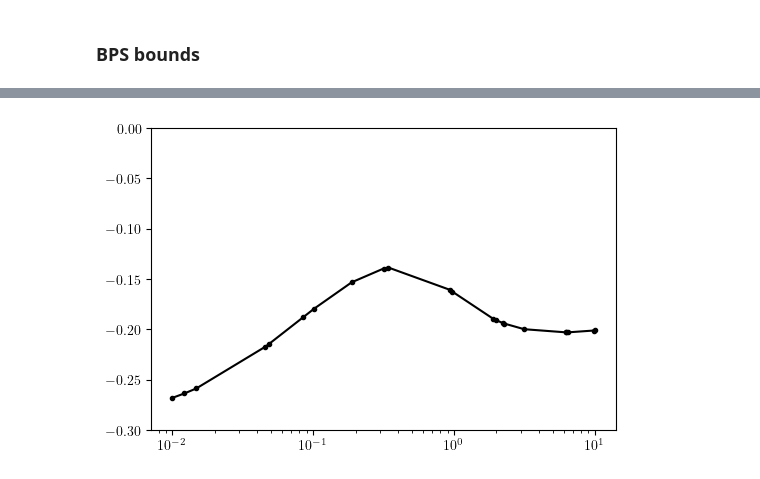
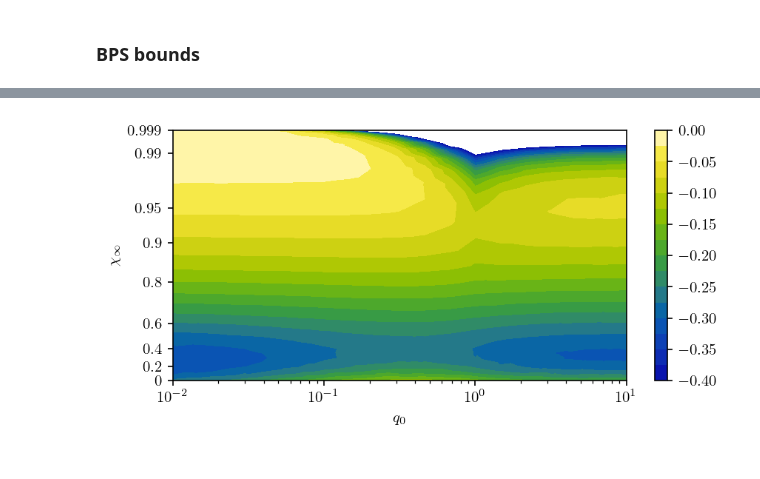
Before and after one commit to gloges/typeII-wormholes, a Jupyter notebook: wormholes.ipynb, the cells around one changed output, grey strips where cells are left out. Saved outputs shown, nothing was run; the diff lists cells and outputs as text; code cells hidden in the pictures.

```diff
--- a/wormholes.ipynb
+++ b/wormholes.ipynb
@@ -575,12 +593,39 @@ plt.show()
-# %%
-mask = np.where(χinfs == 0)[0]
-mask = mask[np.argsort(q0s[mask])]
-
-plt.plot(q0s[mask], bps1[mask], '-ok', ms=3)
-
-plt.xscale('log')
-plt.ylim(-0.3, 0)
-
-plt.show()
-# %% [output]
-[figure, removed]
+# %%
+# Perform triangulation on log data
+tri = Triangulation(np.log(q0s), -np.log(1-χinfs))
+tri.x = np.exp(tri.x)
+tri.y = 1 - np.exp(-tri.y)
+
+
+fig, ax = plt.subplots(1, 1, figsize=(6,3))
+# ax.set_facecolor('blue')
+
+levels = np.arange(0, -0.41, -0.025)[::-1]
+
+im = ax.tricontourf(tri, bps1, levels=levels, cmap=cc.cm['CET_L9'])
+plt.colorbar(im)
+# plt.scatter(q0s, χinfs, color='lime', s=1)
+
+plt.xscale('log')
+plt.xlabel('$q_0$')
+
+ax.set_ylabel('$\chi_\infty$')
+
+x0 = 1.02
+def forward(x):
+    return -x0*np.log(1-x/x0)
+def inverse(x):
+    return x0*(1 - np.exp(-x/x0))
+ax.set_yscale('function', functions=(forward, inverse))
+ax.set_ylim(0.9, 0.999)
+yticks = [0, 0.2, 0.4, 0.6, 0.8, 0.9, 0.95, 0.99, 0.999]
+ax.set_yticks(yticks)
+ax.set_yticklabels(['${}$'.format(yt) for yt in yticks])
+
+
+plt.tight_layout()
+
+# plt.savefig('images/T11_BPS.png', dpi=300)
+plt.show()
+# %% [output]
+[figure, added]
```
Also changed, not shown: parts of 10 cells of this notebook, 3 other files.
